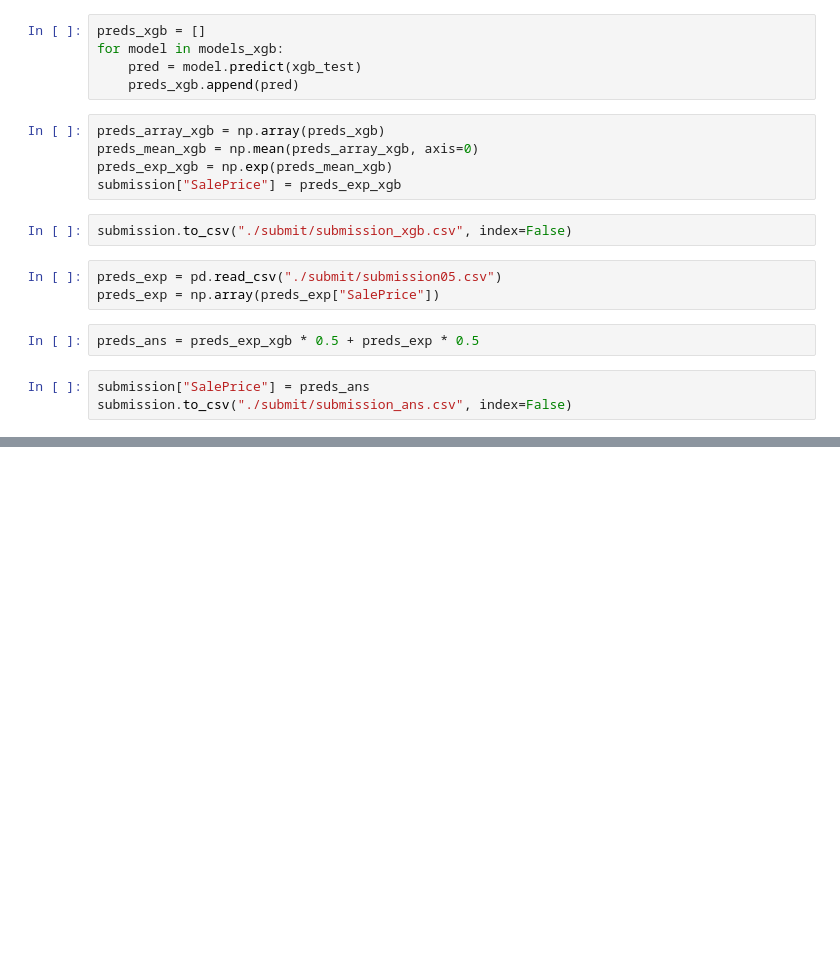
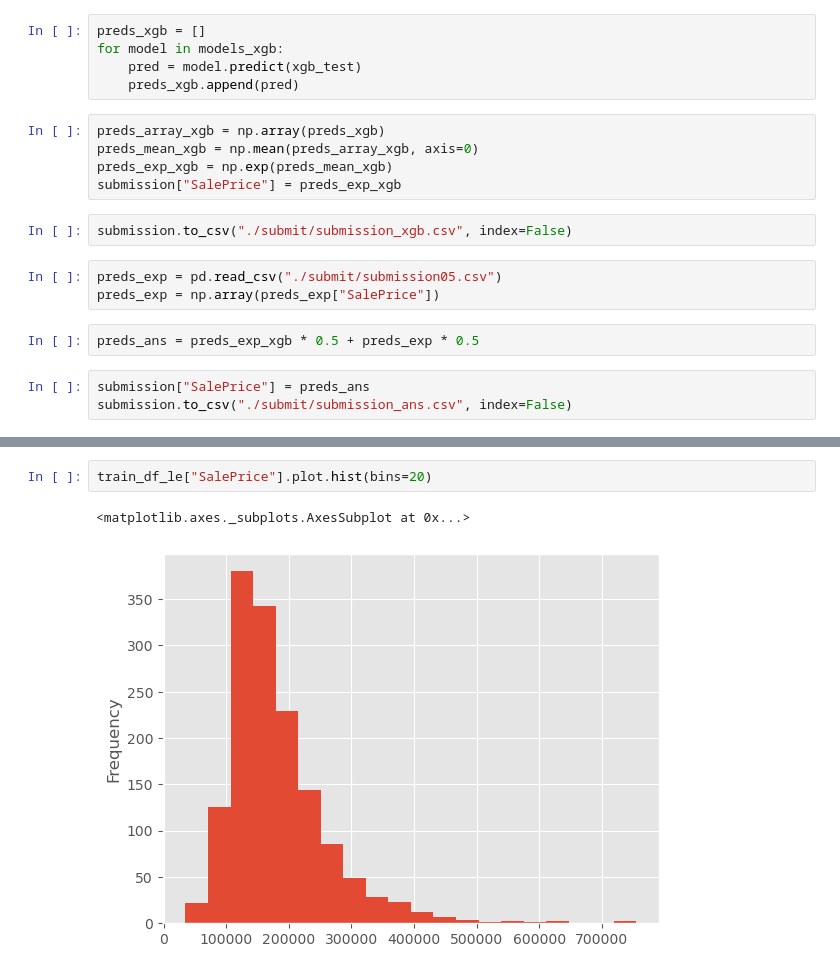
Before and after one commit to freshmea/chungnam_chatbot, a Jupyter notebook: kaggle_book/kaggleHousePrice2.ipynb, the cells around one changed output, grey strips where cells are left out. Cells and saved outputs as stored; diff of their text form; blank space fills up the shorter version.

```diff
--- a/kaggle_book/kaggleHousePrice2.ipynb
+++ b/kaggle_book/kaggleHousePrice2.ipynb
@@ -402,0 +592,5 @@ submission.to_csv("./submit/submission_ans.csv", index=False)
+# %%
+train_df_le["SalePrice"].plot.hist(bins=20)
+# %% [output]
+<matplotlib.axes._subplots.AxesSubplot at 0x...>
+[figure, added]
```
Also changed, not shown: parts of 40 cells of this notebook, 1 other file.
